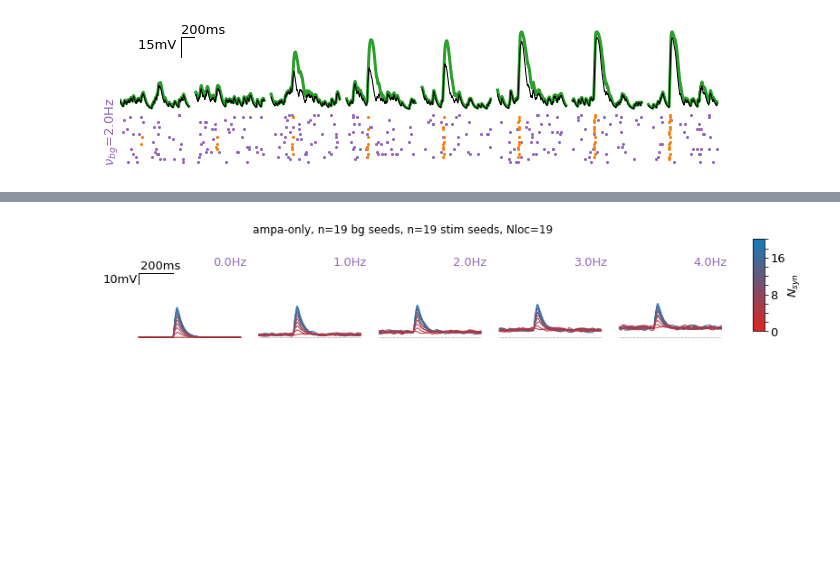
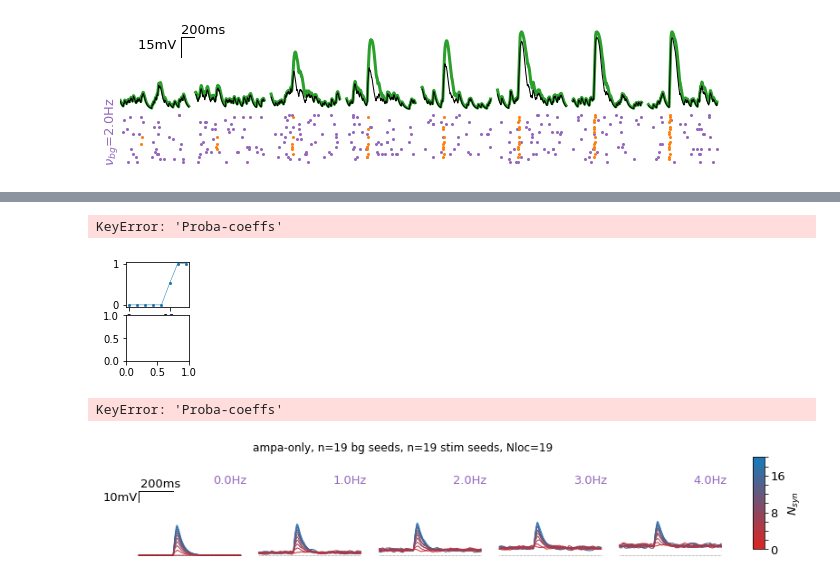
Before and after one commit to yzerlaut/zinc-NMDA-modulation, a Jupyter notebook: Sensitivity_to_Background_Modulation.ipynb, the cells around one changed output, grey strips where cells are left out. Saved outputs shown, nothing was run; the diff lists cells and outputs as text; code cells hidden in the pictures; blank space fills up the shorter version.

```diff
--- a/Sensitivity_to_Background_Modulation.ipynb
+++ b/Sensitivity_to_Background_Modulation.ipynb
@@ -256,3 +148,14 @@ RESP_PER_STIM = build_full_dataset_per_stim(key='active')
+# %%
+%run plots/show_trial_average_responses.py
+props = {'syn_location':'all'} # 'VLIM':[-76,0],
+FREE = get_trial_average_responses(RESP_PER_STIM, alphaZn=0.45, **props)
+CHELATED = get_trial_average_responses(RESP_PER_STIM, alphaZn=0., **props)
+fig_BG12 = show_response_bg_dep(FREE, CHELATED, method='Proba', ge=ge,
+                                 ylim=[-1,11], BG_levels=[0,1,2,3],crossing=4.5)
+# %% [output]
+KeyError: 'Proba-coeffs'
+[figure, added]
+KeyError: 'Proba-coeffs'
 # %%
 def show_trial_average_responses(RESP_PER_STIM, resp='',
                                  alphaZn=0.,
```
Also changed, not shown: parts of 9 cells of this notebook, 3 other files.
